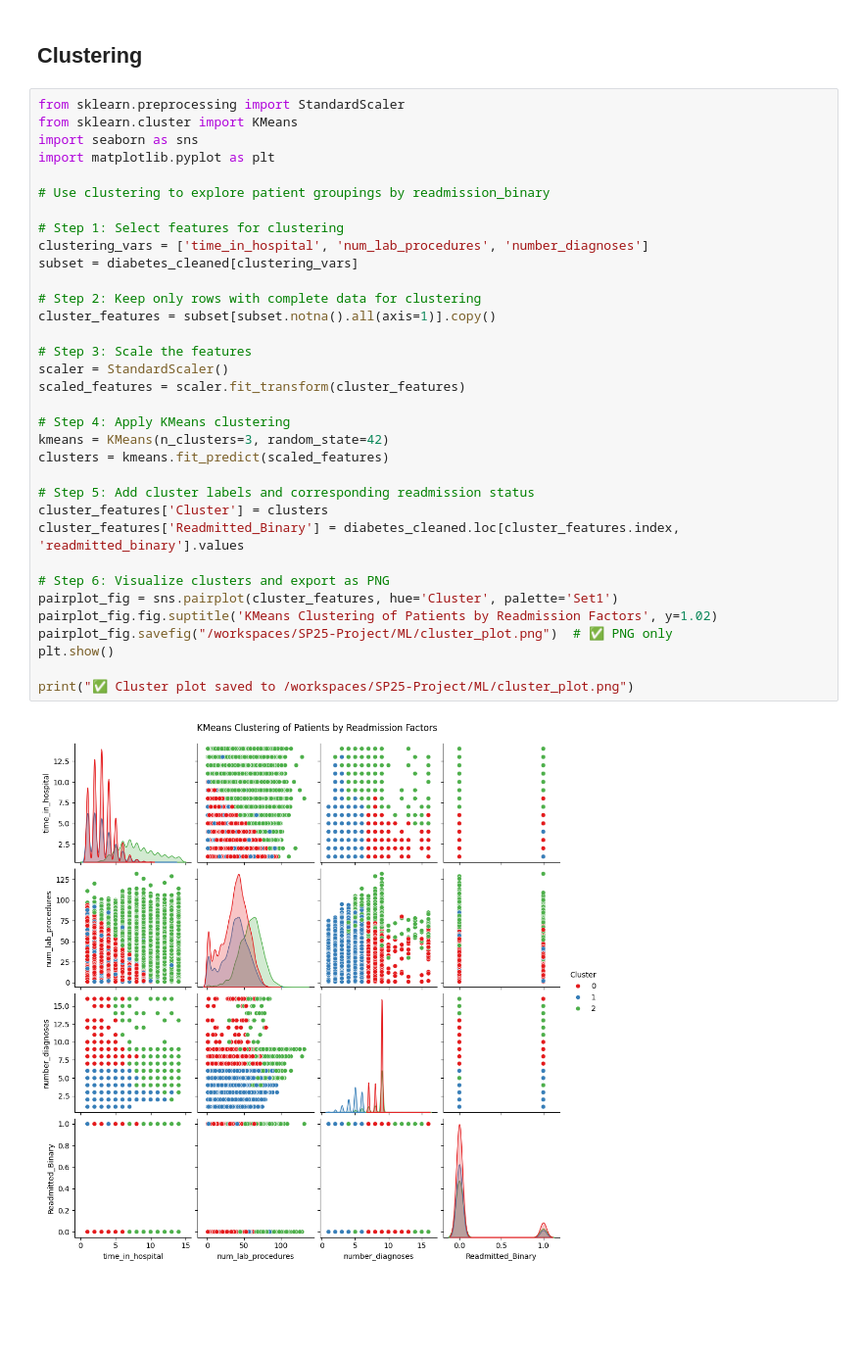
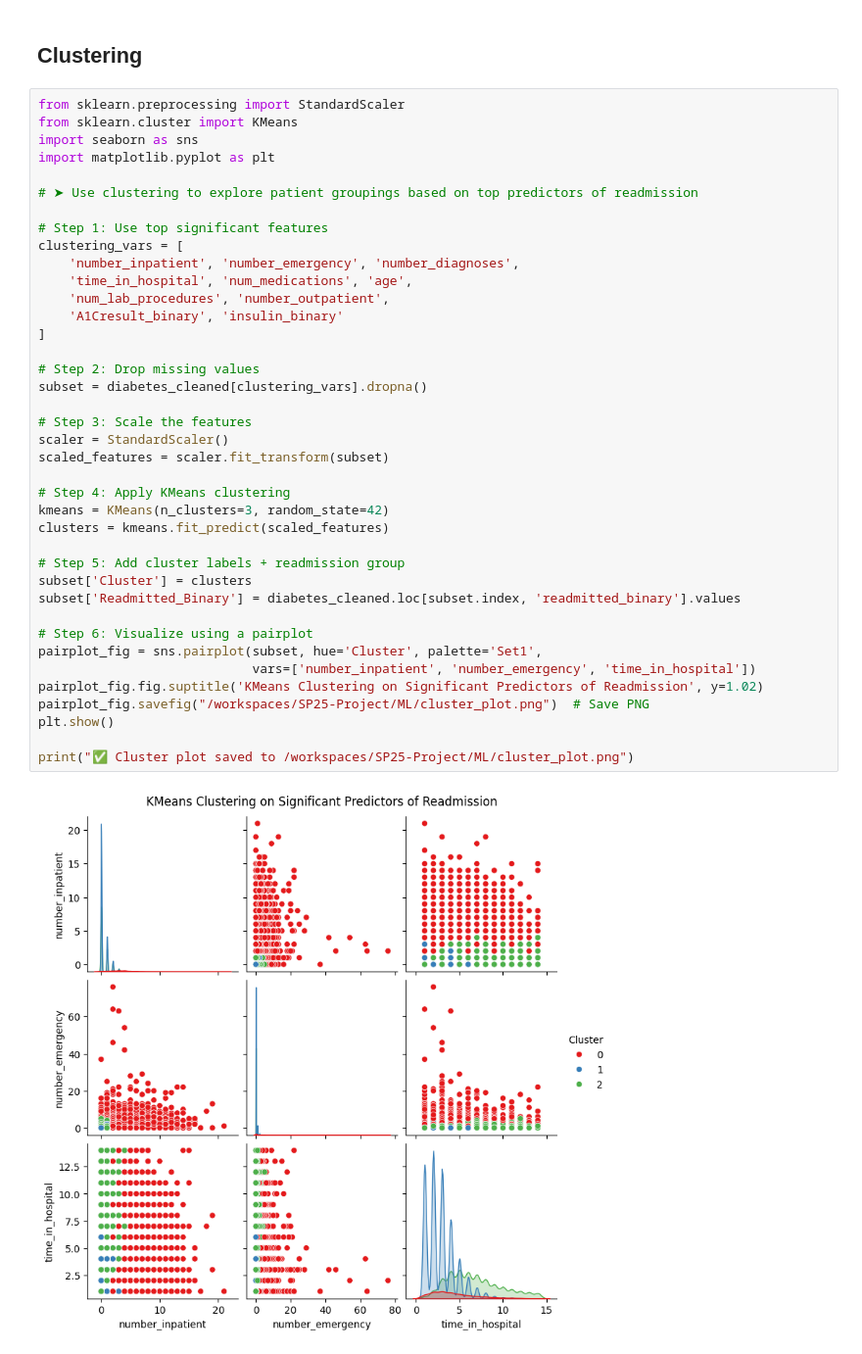
Before and after one commit to amen-hussain/SP25-Project, a Jupyter notebook: ML/ML2.ipynb, the cells around one changed output. Shown at 98% size. Saved outputs shown, nothing was run; the diff lists cells and outputs as text; blank space fills up the shorter version.

```diff
--- a/ML/ML2.ipynb
+++ b/ML/ML2.ipynb
@@ -190,39 +271,44 @@ Group Var           7.995
 # %%
 from sklearn.preprocessing import StandardScaler
 from sklearn.cluster import KMeans
 import seaborn as sns
 import matplotlib.pyplot as plt
 
-# Use clustering to explore patient groupings by readmission_binary
+# ➤ Use clustering to explore patient groupings based on top predictors of readmission
 
-# Step 1: Select features for clustering
-clustering_vars = ['time_in_hospital', 'num_lab_procedures', 'number_diagnoses']
-subset = diabetes_cleaned[clustering_vars]
+# Step 1: Use top significant features
+clustering_vars = [
+    'number_inpatient', 'number_emergency', 'number_diagnoses',
+    'time_in_hospital', 'num_medications', 'age',
+    'num_lab_procedures', 'number_outpatient',
+    'A1Cresult_binary', 'insulin_binary'
+]
 
-# Step 2: Keep only rows with complete data for clustering
-cluster_features = subset[subset.notna().all(axis=1)].copy()
+# Step 2: Drop missing values
+subset = diabetes_cleaned[clustering_vars].dropna()
 
 # Step 3: Scale the features
 scaler = StandardScaler()
-scaled_features = scaler.fit_transform(cluster_features)
+scaled_features = scaler.fit_transform(subset)
 
 # Step 4: Apply KMeans clustering
 kmeans = KMeans(n_clusters=3, random_state=42)
 clusters = kmeans.fit_predict(scaled_features)
 
-# Step 5: Add cluster labels and corresponding readmission status
-cluster_features['Cluster'] = clusters
-cluster_features['Readmitted_Binary'] = diabetes_cleaned.loc[cluster_features.index, 'readmitted_binary'].values
+# Step 5: Add cluster labels + readmission group
+subset['Cluster'] = clusters
+subset['Readmitted_Binary'] = diabetes_cleaned.loc[subset.index, 'readmitted_binary'].values
 
-# Step 6: Visualize clusters and export as PNG
-pairplot_fig = sns.pairplot(cluster_features, hue='Cluster', palette='Set1')
-pairplot_fig.fig.suptitle('KMeans Clustering of Patients by Readmission Factors', y=1.02)
-pairplot_fig.savefig("/workspaces/SP25-Project/ML/cluster_plot.png")  # ✅ PNG only
+# Step 6: Visualize using a pairplot
+pairplot_fig = sns.pairplot(subset, hue='Cluster', palette='Set1',
+                            vars=['number_inpatient', 'number_emergency', 'time_in_hospital'])
+pairplot_fig.fig.suptitle('KMeans Clustering on Significant Predictors of Readmission', y=1.02)
+pairplot_fig.savefig("/workspaces/SP25-Project/ML/cluster_plot.png")  # Save PNG
 plt.show()
 
 print("✅ Cluster plot saved to /workspaces/SP25-Project/ML/cluster_plot.png")
 # %% [output]
-[figure, old version]
+[figure, new version]
 ✅ Cluster plot saved to /workspaces/SP25-Project/ML/cluster_plot.png
 # %%
 # Cross-tab to quantify readmission distribution across clusters
```
Also changed, not shown: parts of 33 cells of this notebook, 5 other files.
